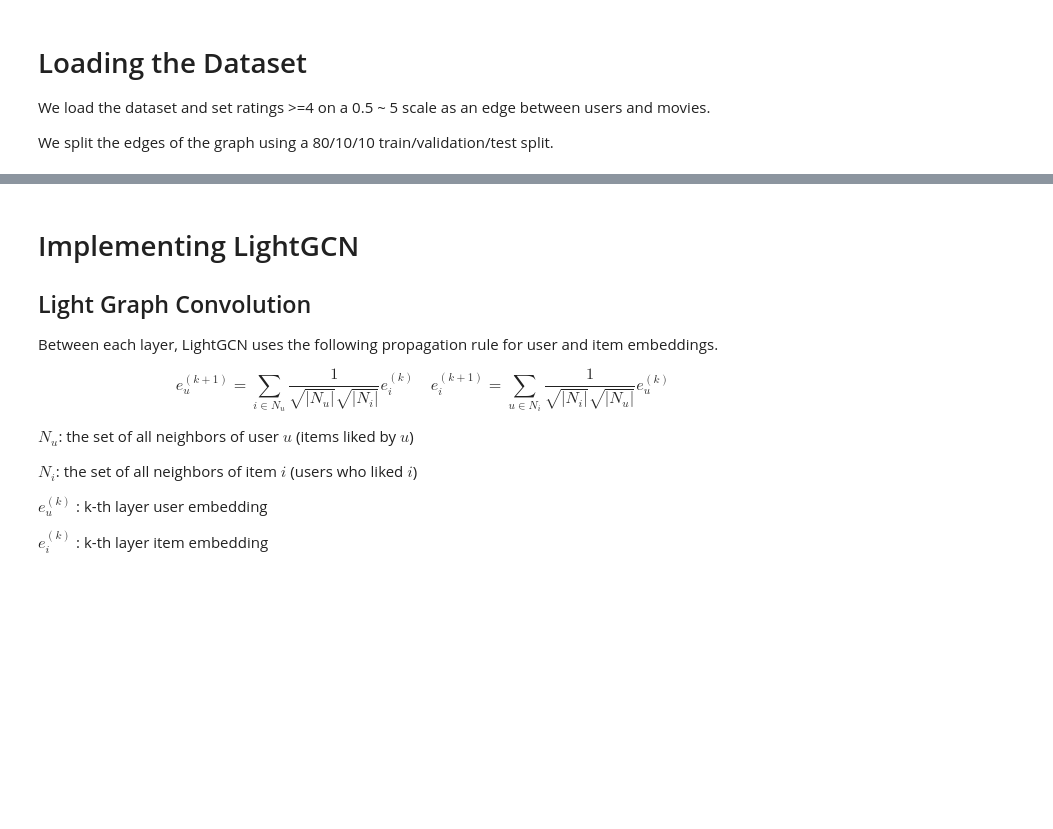
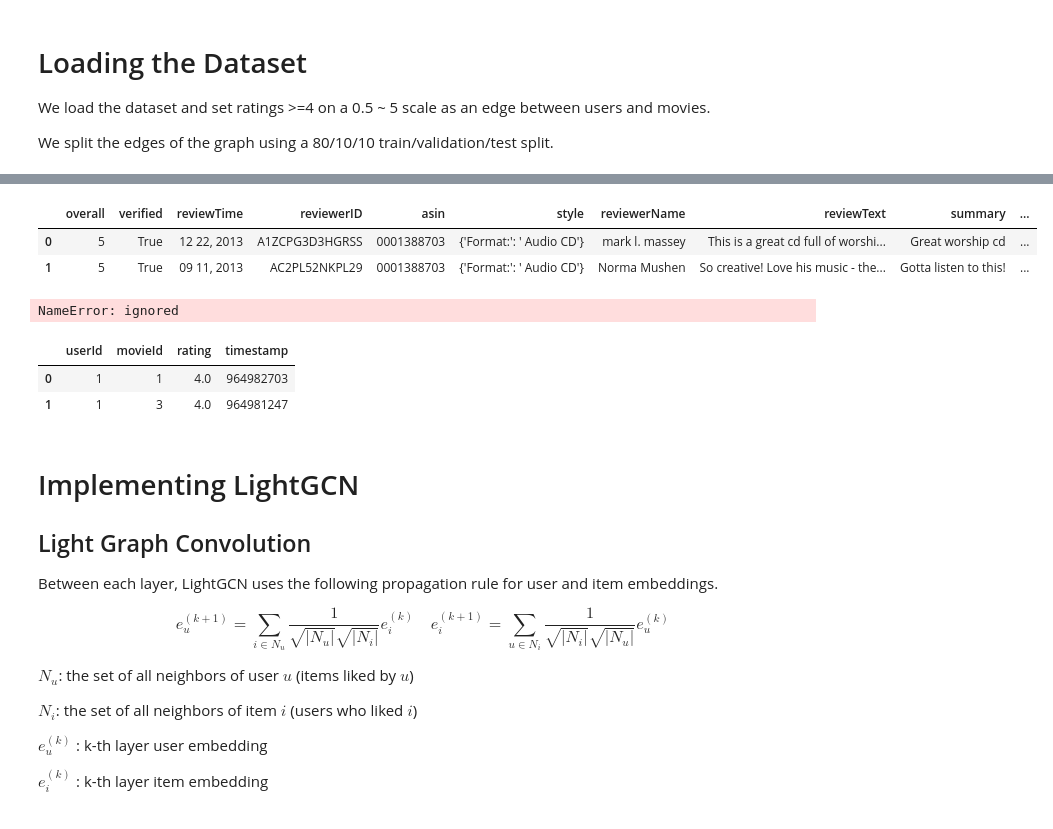
Before and after one commit to mequanent/Recommendation-System-Exercises, a Jupyter notebook: LightGCN using Pytorch Geometric.ipynb, the cells around one changed output, grey strips where cells are left out. Saved outputs shown, nothing was run; the diff lists cells and outputs as text; code cells hidden in the pictures; blank space fills up the shorter version.

```diff
--- a/LightGCN using Pytorch Geometric.ipynb
+++ b/LightGCN using Pytorch Geometric.ipynb
@@ -70,0 +92,10 @@ Extracting ./ml-latest-small.zip
+# %%
+review.head(2)
+# %% [output]
+|  | overall | verified | reviewTime | reviewerID | asin | style | reviewerName | reviewText | summary | ... |
+| 0 | 5 | True | 12 22, 2013 | A1ZCPG3D3HGRSS | 0001388703 | {'Format:': ' Audio CD'} | mark l. massey | This is a great cd full of worshi... | Great worship cd | ... |
+| 1 | 5 | True | 09 11, 2013 | AC2PL52NKPL29 | 0001388703 | {'Format:': ' Audio CD'} | Norma Mushen | So creative! Love his music - the... | Gotta listen to this! | ... |
+# %%
+review['title'] = meta.apply (lambda row: title(row), axis=1)
+# %% [output]
+NameError: ignored
@@ -71,3 +111,17 @@ Extracting ./ml-latest-small.zip
+# %%
+r = pd.read_csv(rating_path)
+r.head(2)
+
+path = Path('/content/drive/MyDrive/Colab Notebooks/')
+train_file = path/'train.txt'
+test_file = path/'test.txt'
+
+np.savetxt(train_file, train, fmt='%s')
+np.savetxt(test_file, test, fmt='%s')
+# %% [output]
+|  | userId | movieId | rating | timestamp |
+| 0 | 1 | 1 | 4.0 | 964982703 |
+| 1 | 1 | 3 | 4.0 | 964981247 |
 # %%
 # load user and movie nodes
 def load_node_csv(path, index_col):
```
Also changed, not shown: parts of 15 cells of this notebook.
